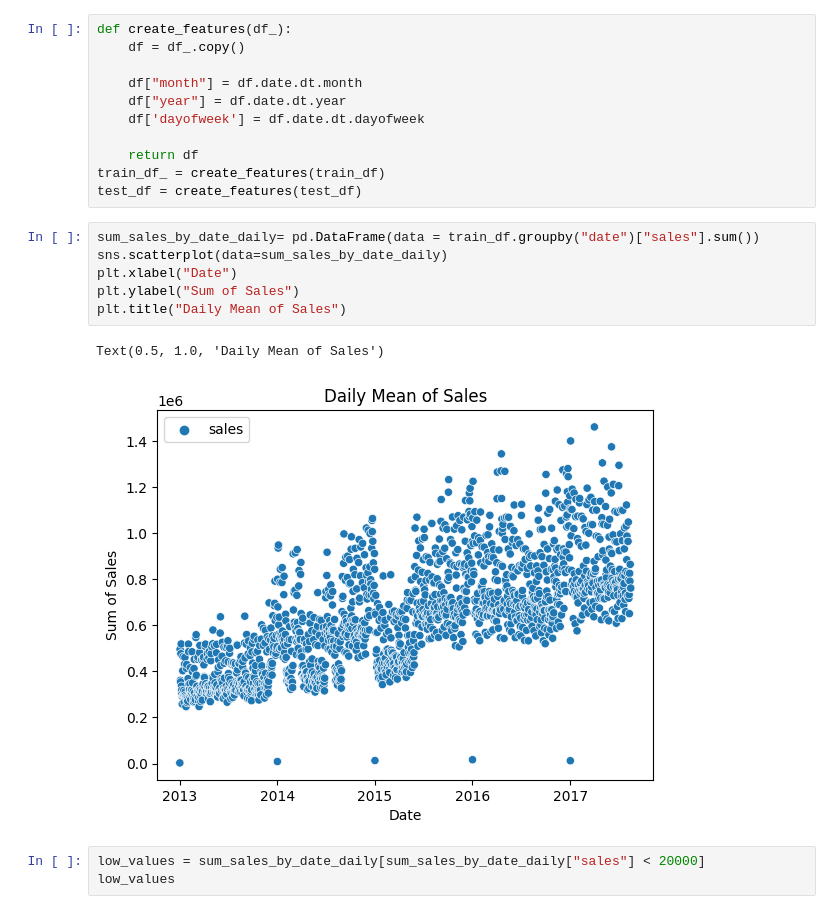
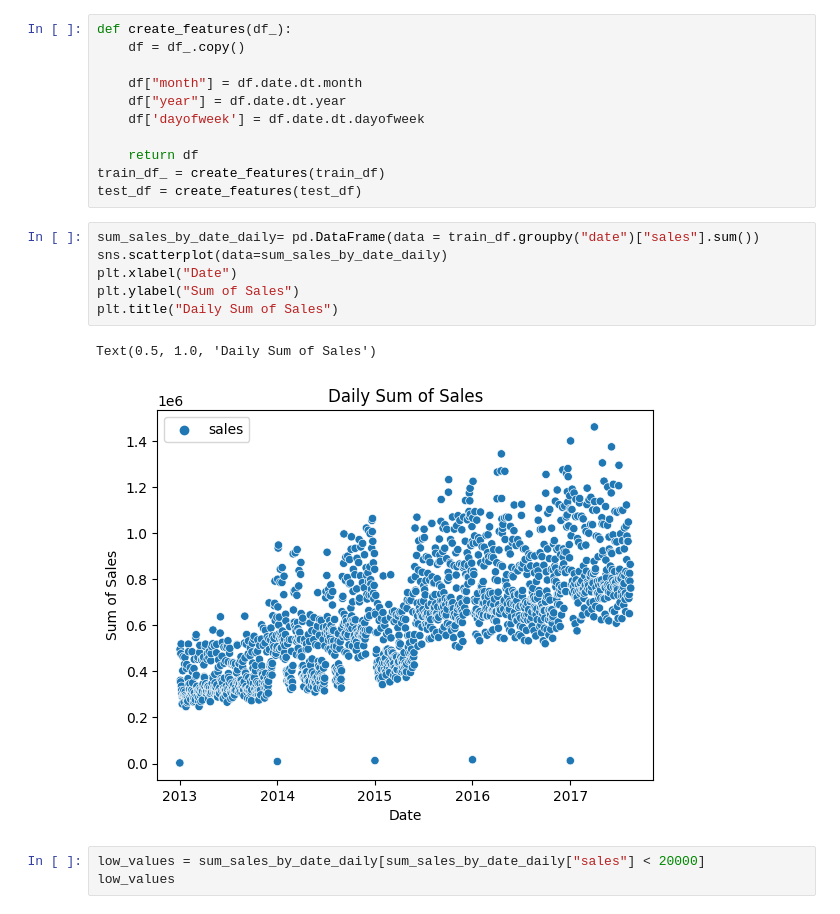
Before and after one commit to mtkrahling/-kaggle_projects, a Jupyter notebook: sales-forecasting_v1_inprog.ipynb, the cells around one changed output. Saved outputs shown, nothing was run; the diff lists cells and outputs as text.

Commit message:
Kaggle Notebook | sales_forecasting | Version 15

```diff
--- a/sales-forecasting_v1_inprog.ipynb
+++ b/sales-forecasting_v1_inprog.ipynb
@@ -298,12 +309,12 @@ test_df = create_features(test_df)
 # %%
 sum_sales_by_date_daily= pd.DataFrame(data = train_df.groupby("date")["sales"].sum())
 sns.scatterplot(data=sum_sales_by_date_daily)
 plt.xlabel("Date")
 plt.ylabel("Sum of Sales")
-plt.title("Daily Mean of Sales")
+plt.title("Daily Sum of Sales")
 # %% [output]
-Text(0.5, 1.0, 'Daily Mean of Sales')
+Text(0.5, 1.0, 'Daily Sum of Sales')
-[figure, old version]
+[figure, new version]
 # %%
 low_values = sum_sales_by_date_daily[sum_sales_by_date_daily["sales"] < 20000]
 low_values
```
Also changed, not shown: parts of 13 cells of this notebook.
